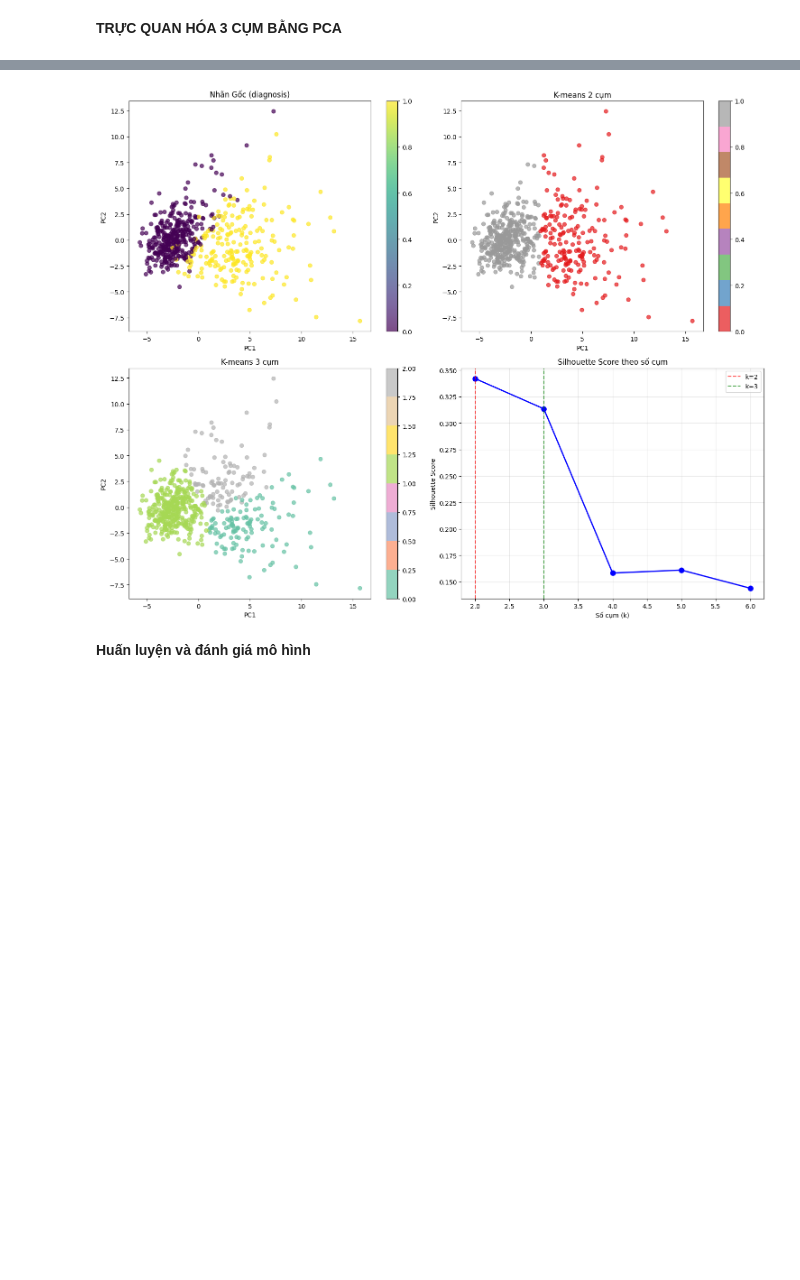
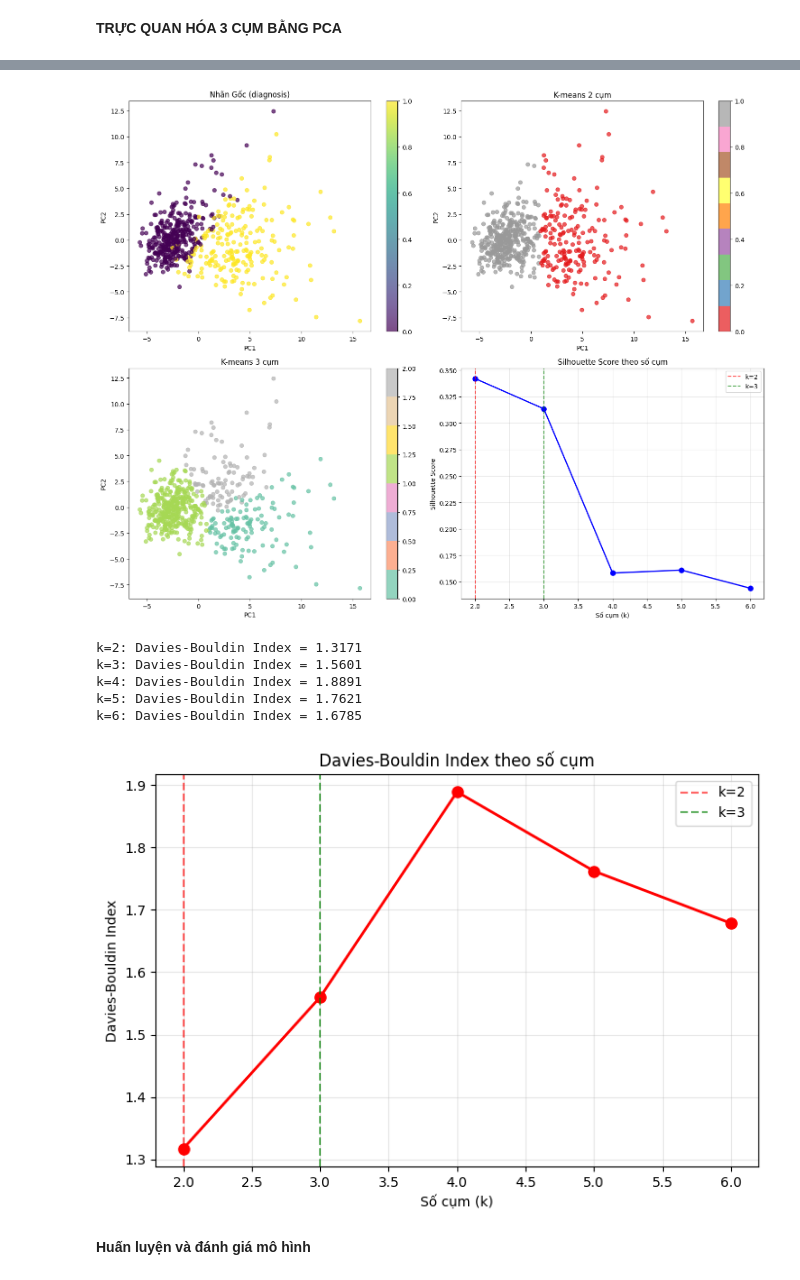
Before and after one commit to tdattm/wisconsin-breast-cancer-classification, a Jupyter notebook: src/source.ipynb, the cells around one changed output, grey strips where cells are left out. Cells and saved outputs as stored; diff of their text form; code cells hidden in the pictures; blank space fills up the shorter version.

```diff
--- a/src/source.ipynb
+++ b/src/source.ipynb
@@ -1035,7 +1078,7 @@ Cluster 2: 96 mẫu
 # %%
 import numpy as np
 from sklearn.cluster import KMeans
-from sklearn.metrics import silhouette_score
+from sklearn.metrics import silhouette_score, davies_bouldin_score
 from sklearn.decomposition import PCA
 import matplotlib.pyplot as plt
 import pandas as pd
@@ -1096,33 +1139,67 @@ k_range = [2, 3, 4, 5, 6]
 sil_scores = [silhouette_2, silhouette_3]
 
 for k in [4, 5, 6]:
     kmeans_k = KMeans(n_clusters=k, init='k-means++', random_state=42)
     clusters_k = kmeans_k.fit_predict(X_scaled)
     sil_k = silhouette_score(X_scaled, clusters_k)
     sil_scores.append(sil_k)
     print(f"k={k}: Silhouette Score = {sil_k:.4f}")
 
 print("\n=== Trực quan hóa bằng PCA ===")
 axes[1, 1].plot(k_range, sil_scores, 'bo-', linewidth=2, markersize=8)
 axes[1, 1].axvline(x=2, color='red', linestyle='--', alpha=0.7, label='k=2')
 axes[1, 1].axvline(x=3, color='green', linestyle='--', alpha=0.7, label='k=3')
 axes[1, 1].set_xlabel('Số cụm (k)')
 axes[1, 1].set_ylabel('Silhouette Score')
 axes[1, 1].set_title('Silhouette Score theo số cụm')
 axes[1, 1].grid(True, alpha=0.3)
 axes[1, 1].legend()
 
 plt.tight_layout()
 plt.show()
+
+# --- Bổ sung biểu đồ DBI ---
+dbi_scores = []
+
+for k in [2, 3, 4, 5, 6]:
+    kmeans_k = KMeans(n_clusters=k, init='k-means++', random_state=42)
+    clusters_k = kmeans_k.fit_predict(X_scaled)
+
+    # sil_k = silhouette_score(X_scaled, clusters_k)
+    dbi_k = davies_bouldin_score(X_scaled, clusters_k)
+
+    sil_scores.append(sil_k)
+    dbi_scores.append(dbi_k)
+
+    # print(f"k={k}: Silhouette Score = {sil_k:.4f}")
+    print(f"k={k}: Davies-Bouldin Index = {dbi_k:.4f}")
+
+plt.figure(figsize=(7, 5))
+plt.plot(k_range, dbi_scores, 'ro-', linewidth=2, markersize=8)
+plt.axvline(x=2, color='red', linestyle='--', alpha=0.6, label='k=2')
+plt.axvline(x=3, color='green', linestyle='--', alpha=0.6, label='k=3')
+plt.xlabel('Số cụm (k)')
+plt.ylabel('Davies-Bouldin Index')
+plt.title('Davies-Bouldin Index theo số cụm')
+plt.grid(True, alpha=0.3)
+plt.legend()
+plt.tight_layout()
+plt.show()
 # %% [output]
 k=2: Silhouette Score = 0.3421
 k=3: Silhouette Score = 0.3135
 k=4: Silhouette Score = 0.1583
 k=5: Silhouette Score = 0.1611
 k=6: Silhouette Score = 0.1440
 
 === Trực quan hóa bằng PCA ===
 [figure]
+k=2: Davies-Bouldin Index = 1.3171
+k=3: Davies-Bouldin Index = 1.5601
+k=4: Davies-Bouldin Index = 1.8891
+k=5: Davies-Bouldin Index = 1.7621
+k=6: Davies-Bouldin Index = 1.6785
+[figure, added]
 # %% [markdown]
 **Huấn luyện và đánh giá mô hình**
 # %%
```
Also changed, not shown: parts of 10 cells of this notebook.
